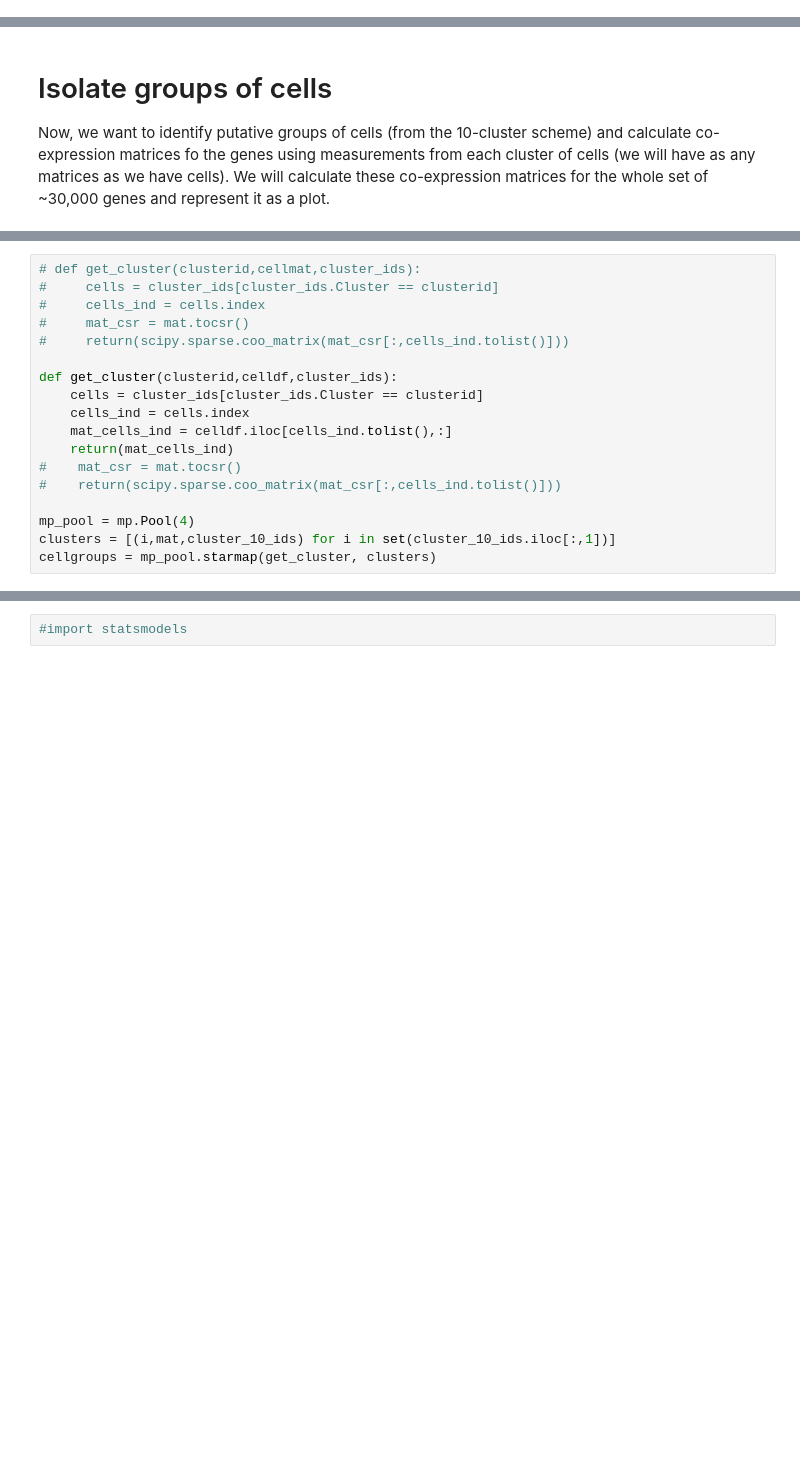
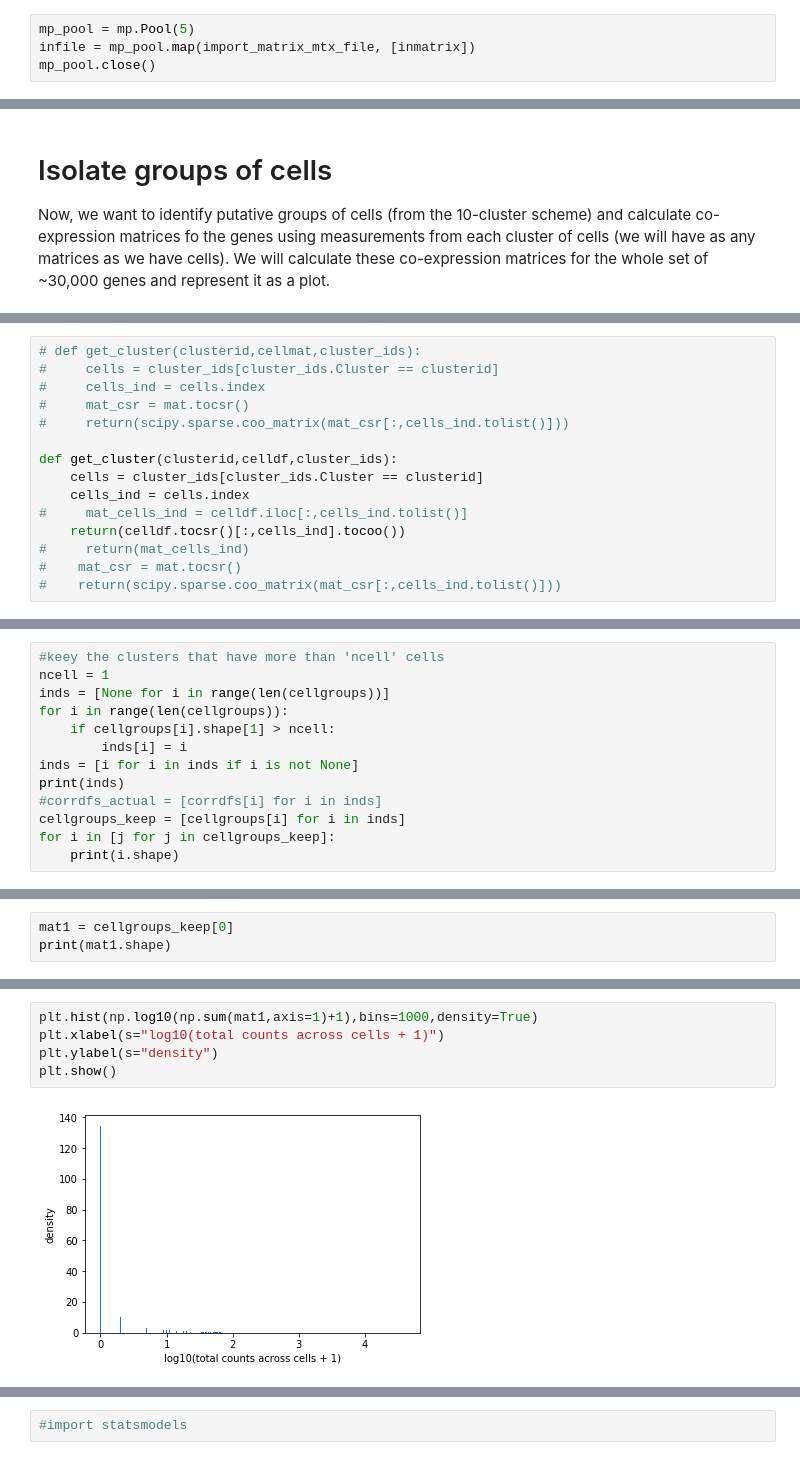
Before and after one commit to vinayakvsv/biophysics170_finalproject, a Jupyter notebook: cellranger_Bcell_scrnaseq.ipynb, the cells around one changed output, grey strips where cells are left out. Drawn from its saved outputs; the diff is of its cells as text; blank space fills up the shorter version.

```diff
--- a/cellranger_Bcell_scrnaseq.ipynb
+++ b/cellranger_Bcell_scrnaseq.ipynb
@@ -70,3 +59,7 @@ KeyboardInterrupt
+# %%
+mp_pool = mp.Pool(5)
+infile = mp_pool.map(import_matrix_mtx_file, [inmatrix])
+mp_pool.close()
 # %%
 mat = infile[0]
 print(mat.shape)
@@ -135,11 +216,8 @@ NameError: name 'mat' is not defined
 def get_cluster(clusterid,celldf,cluster_ids):
     cells = cluster_ids[cluster_ids.Cluster == clusterid]
     cells_ind = cells.index
-    mat_cells_ind = celldf.iloc[cells_ind.tolist(),:]
-    return(mat_cells_ind)
+#     mat_cells_ind = celldf.iloc[:,cells_ind.tolist()]
+    return(celldf.tocsr()[:,cells_ind].tocoo())
+#     return(mat_cells_ind)
 #    mat_csr = mat.tocsr()
 #    return(scipy.sparse.coo_matrix(mat_csr[:,cells_ind.tolist()]))
-
-mp_pool = mp.Pool(4)
-clusters = [(i,mat,cluster_10_ids) for i in set(cluster_10_ids.iloc[:,1])]
-cellgroups = mp_pool.starmap(get_cluster, clusters)
@@ -182,0 +304,13 @@ def calculate_corr(pd_df):
+# %%
+#keey the clusters that have more than 'ncell' cells
+ncell = 1
+inds = [None for i in range(len(cellgroups))]
+for i in range(len(cellgroups)):
+    if cellgroups[i].shape[1] > ncell:
+        inds[i] = i
+inds = [i for i in inds if i is not None]
+print(inds)
+#corrdfs_actual = [corrdfs[i] for i in inds]
+cellgroups_keep = [cellgroups[i] for i in inds]
+for i in [j for j in cellgroups_keep]:
+    print(i.shape)
@@ -182,0 +328,3 @@ def calculate_corr(pd_df):
+# %%
+mat1 = cellgroups_keep[0]
+print(mat1.shape)
@@ -182,0 +342,7 @@ def calculate_corr(pd_df):
+# %%
+plt.hist(np.log10(np.sum(mat1,axis=1)+1),bins=1000,density=True)
+plt.xlabel(s="log10(total counts across cells + 1)")
+plt.ylabel(s="density")
+plt.show()
+# %% [output]
+[figure, added]
```
Also changed, not shown: parts of 64 cells of this notebook, 4 other files.
